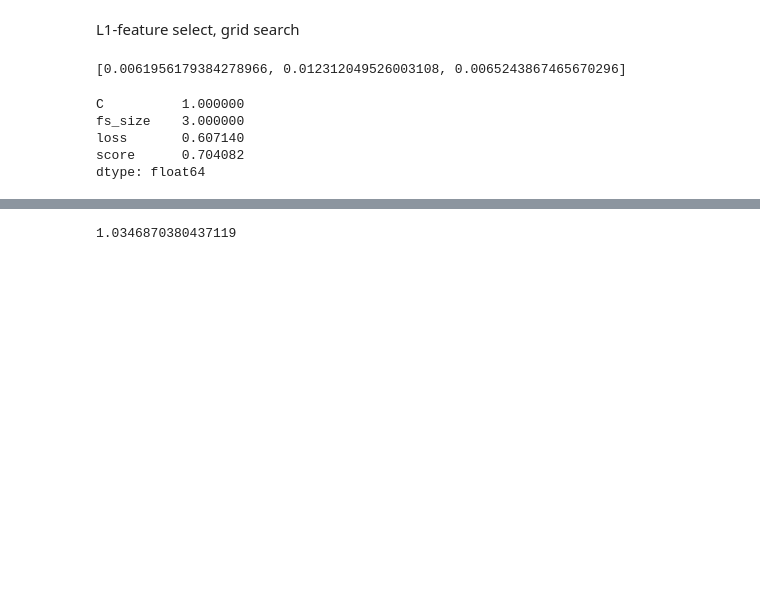
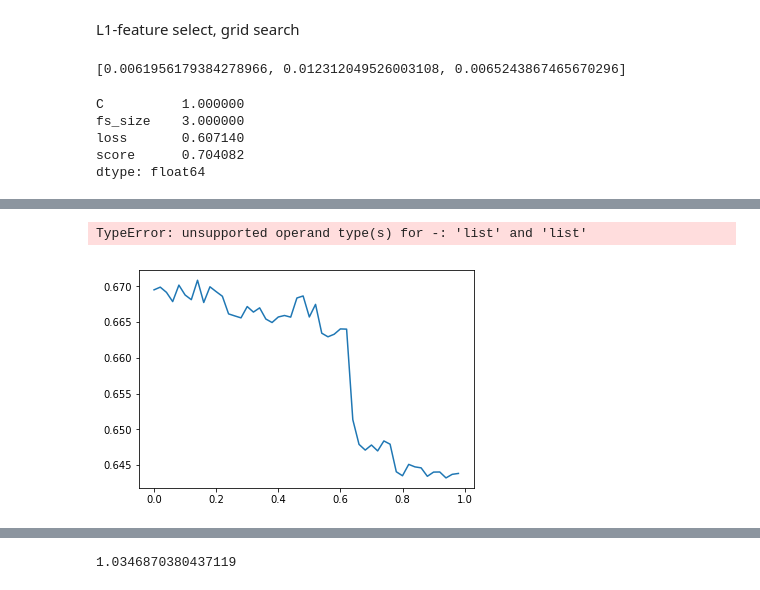
Before and after one commit to MerlinDumeur/PredVir, a Jupyter notebook: Rapport.ipynb, the cells around one changed output, grey strips where cells are left out. Drawn from its saved outputs; the diff is of its cells as text; code cells hidden in the pictures; blank space fills up the shorter version.

```diff
--- a/Rapport.ipynb
+++ b/Rapport.ipynb
@@ -1525,0 +1527,5 @@ l
+# %%
+display_evol(msx[0][2],msx[0][0]['metric_fs'],msx[0][1]['metric_fs'])
+# %% [output]
+TypeError: unsupported operand type(s) for -: 'list' and 'list'
+[figure, added]
```
Also changed, not shown: parts of 7 cells of this notebook, 2 other files.
